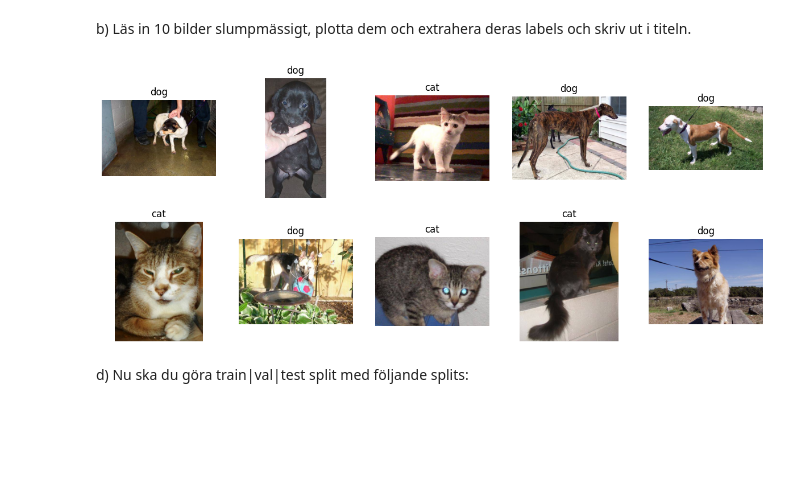
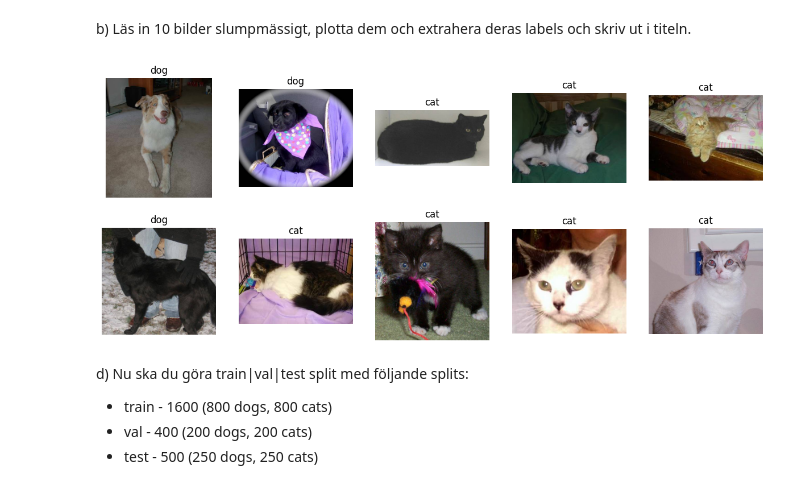
Before and after one commit to LouiseLuoto/AI-Louise-Luoto-OPA23, a Jupyter notebook: labs/lab2/code.ipynb, the cells around one changed output. Cells and saved outputs as stored; diff of their text form; code cells hidden in the pictures; blank space fills up the shorter version.

Commit message:
train|val|test split

```diff
--- a/labs/lab2/code.ipynb
+++ b/labs/lab2/code.ipynb
@@ -21,34 +25,38 @@ for folder, subfolders in folders:
 # %% [markdown]
 b) Läs in 10 bilder slumpmässigt, plotta dem och extrahera deras labels och skriv ut i titeln.
 # %%
-image_folder_path = "original_data/train"
+original_folder = 'original_data/train'
 
 # Create list with all images
-all_images = [os.path.join(image_folder_path, f) for f in os.listdir(image_folder_path) if os.path.isfile(os.path.join(image_folder_path, f))]
+all_images = [os.path.join(original_folder, f) for f in os.listdir(original_folder) if os.path.isfile(os.path.join(original_folder, f))]
 
 # Pick 10 random pictures from the list
 random_images = sample(all_images, 10)
 
 def load_image(image_path):
     img = cv2.imread(image_path)
     img = cv2.cvtColor(img, cv2.COLOR_BGR2RGB)
     return img
 
 def plot_images(images, labels):
     fig, axes = plt.subplots(2, 5, figsize=(15, 6))
     for i, (image, label) in enumerate(zip(images, labels)):
         ax = axes[i // 5, i % 5]
         ax.imshow(image)
         ax.set_title(label)
         ax.axis('off')
     plt.show()
 
 # Load images
 images = [load_image(image_path) for image_path in random_images]
 labels = [os.path.basename(image_path).split('.')[0] for image_path in random_images]
 
 plot_images(images, labels)
 # %% [output]
-[figure, old version]
+[figure, new version]
 # %% [markdown]
 d) Nu ska du göra train|val|test split med följande splits:
+
+- train - 1600 (800 dogs, 800 cats)
+- val - 400 (200 dogs, 200 cats)
+- test - 500 (250 dogs, 250 cats)
```
Also changed, not shown: parts of 3 cells of this notebook.
